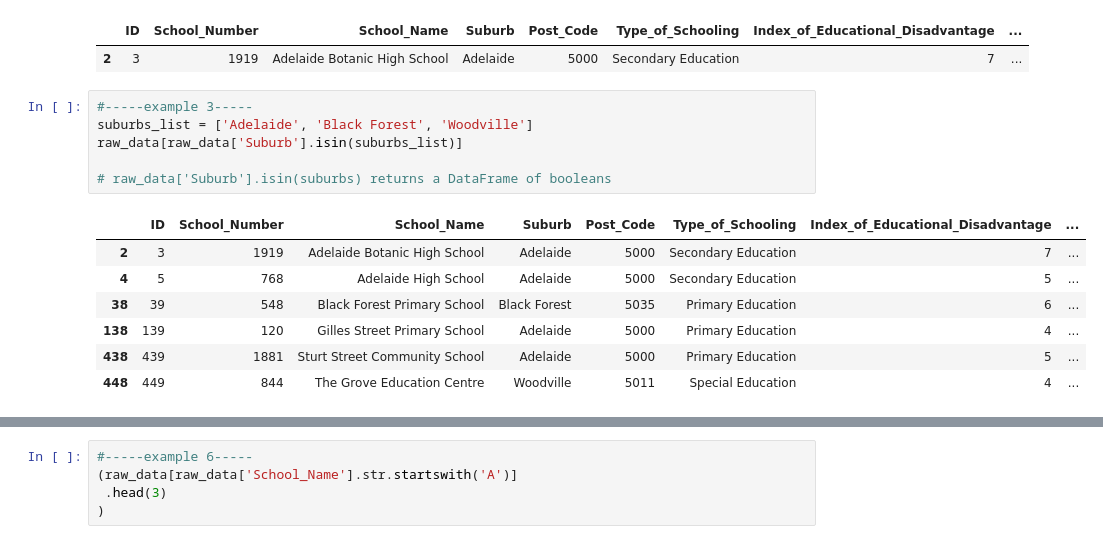
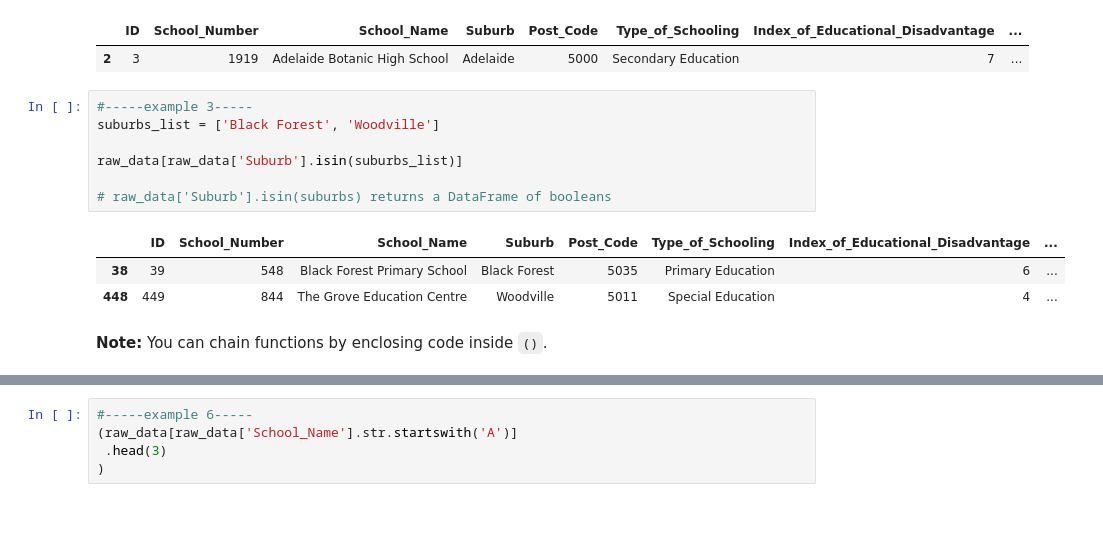
Before and after one commit to erikaduan/python_data_science_tips, a Jupyter notebook: 03_notebooks/04_Manipulating-Pandas-DataFrames.ipynb, the cells around one changed output, grey strips where cells are left out. Saved outputs shown, nothing was run; the diff lists cells and outputs as text; blank space fills up the shorter version.

```diff
--- a/03_notebooks/04_Manipulating-Pandas-DataFrames.ipynb
+++ b/03_notebooks/04_Manipulating-Pandas-DataFrames.ipynb
@@ -210,17 +208,16 @@ raw_data[(raw_data.ID <= 3) & (raw_data.Index_of_Educational_Disadvantage != 6)]
 | 2 | 3 | 1919 | Adelaide Botanic High School | Adelaide | 5000 | Secondary Education | 7 | ... |
 # %%
 #-----example 3-----
-suburbs_list = ['Adelaide', 'Black Forest', 'Woodville']
+suburbs_list = ['Black Forest', 'Woodville']
+
 raw_data[raw_data['Suburb'].isin(suburbs_list)]
 
 # raw_data['Suburb'].isin(suburbs) returns a DataFrame of booleans
 # %% [output]
 |  | ID | School_Number | School_Name | Suburb | Post_Code | Type_of_Schooling | Index_of_Educational_Disadvantage | ... |
-| 2 | 3 | 1919 | Adelaide Botanic High School | Adelaide | 5000 | Secondary Education | 7 | ... |
-| 4 | 5 | 768 | Adelaide High School | Adelaide | 5000 | Secondary Education | 5 | ... |
 | 38 | 39 | 548 | Black Forest Primary School | Black Forest | 5035 | Primary Education | 6 | ... |
-| 138 | 139 | 120 | Gilles Street Primary School | Adelaide | 5000 | Primary Education | 4 | ... |
-| 438 | 439 | 1881 | Sturt Street Community School | Adelaide | 5000 | Primary Education | 5 | ... |
 | 448 | 449 | 844 | The Grove Education Centre | Woodville | 5011 | Special Education | 4 | ... |
+# %% [markdown]
+**Note:** You can chain functions by enclosing code inside `()`.
 # %%
 #-----example 4-----
```
Also changed, not shown: parts of 31 cells of this notebook.
